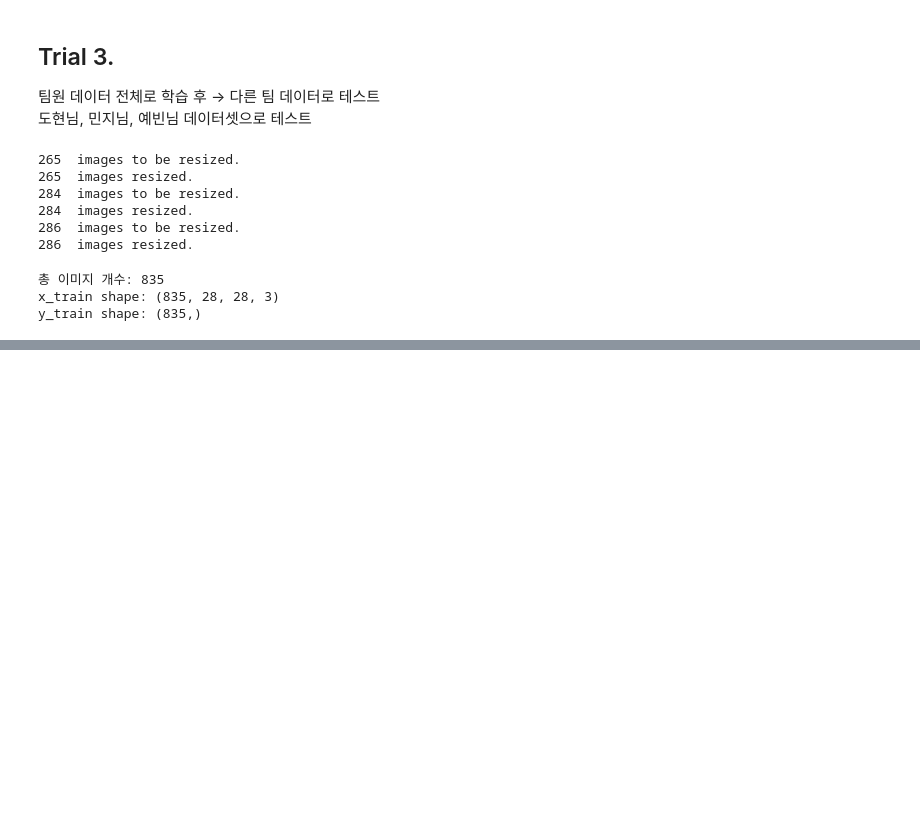
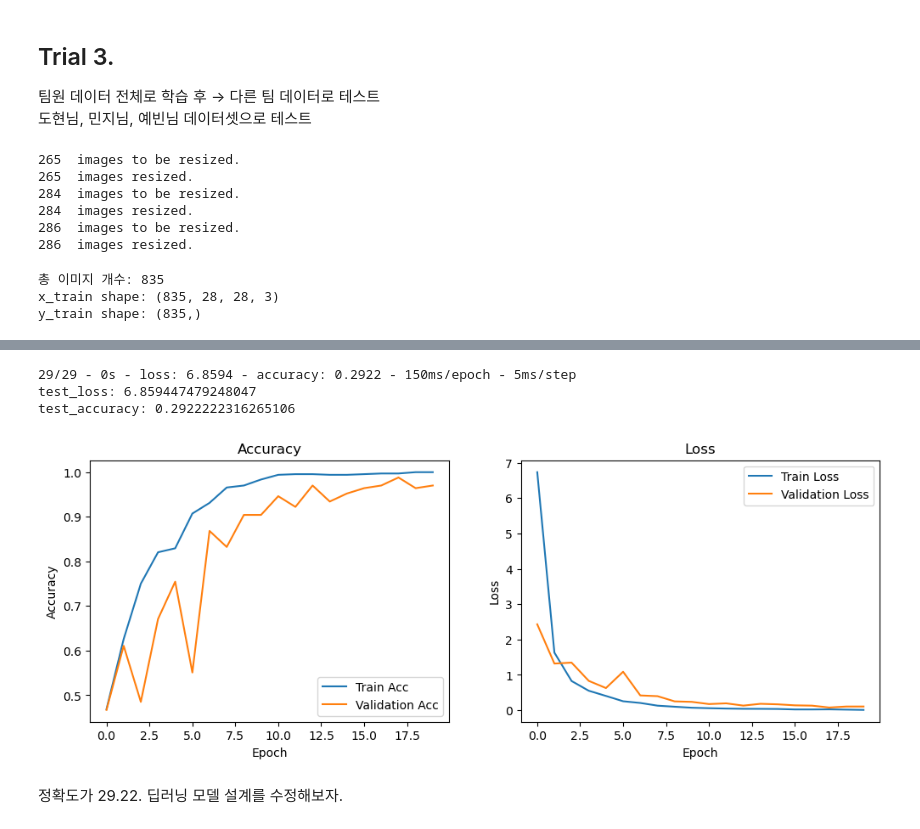
Before and after one commit to Gyu-Ri-Park/aiffel_quest, a Jupyter notebook: quest/240306_rock_scissor_paper.ipynb, the cells around one changed output, grey strips where cells are left out. Drawn from its saved outputs; the diff is of its cells as text; code cells hidden in the pictures; blank space fills up the shorter version.

```diff
--- a/quest/240306_rock_scissor_paper.ipynb
+++ b/quest/240306_rock_scissor_paper.ipynb
@@ -556,5 +482,5 @@ model.compile(optimizer='adam',
              loss='sparse_categorical_crossentropy',
              metrics=['accuracy'])
 
-history = model.fit(x_train, y_train, epochs=30, validation_split = 0.2)
+history = model.fit(x_train, y_train, epochs=20, validation_split = 0.2)
 # %% [output]
@@ -580,0 +531,35 @@ Epoch 30/30
+# %%
+# model을 학습시키는 코드를 직접 작성해 보세요.
+# Hint! model.evaluate()을 사용해 봅시다.
+test_loss, test_accuracy = model.evaluate(x_test, y_test, verbose=2)
+print("test_loss: {} ".format(test_loss))
+print("test_accuracy: {}".format(test_accuracy))
+# %% [output]
+29/29 - 0s - loss: 6.8594 - accuracy: 0.2922 - 150ms/epoch - 5ms/step
+test_loss: 6.859447479248047
+test_accuracy: 0.2922222316265106
+# %%
+# 학습 과정 시각화
+plt.figure(figsize=(12, 4))
+
+plt.subplot(1, 2, 1)
+plt.plot(history.history['accuracy'], label='Train Acc')
+plt.plot(history.history['val_accuracy'], label='Validation Acc')
+plt.title('Accuracy')
+plt.xlabel('Epoch')
+plt.ylabel('Accuracy')
+plt.legend()
+
+plt.subplot(1, 2, 2)
+plt.plot(history.history['loss'], label='Train Loss')
+plt.plot(history.history['val_loss'], label='Validation Loss')
+plt.title('Loss')
+plt.xlabel('Epoch')
+plt.ylabel('Loss')
+plt.legend()
+
+plt.show()
+# %% [output]
+[figure, added]
+# %% [markdown]
+정확도가 29.22. 딥러닝 모델 설계를 수정해보자.
```
Also changed, not shown: parts of 25 cells of this notebook.
